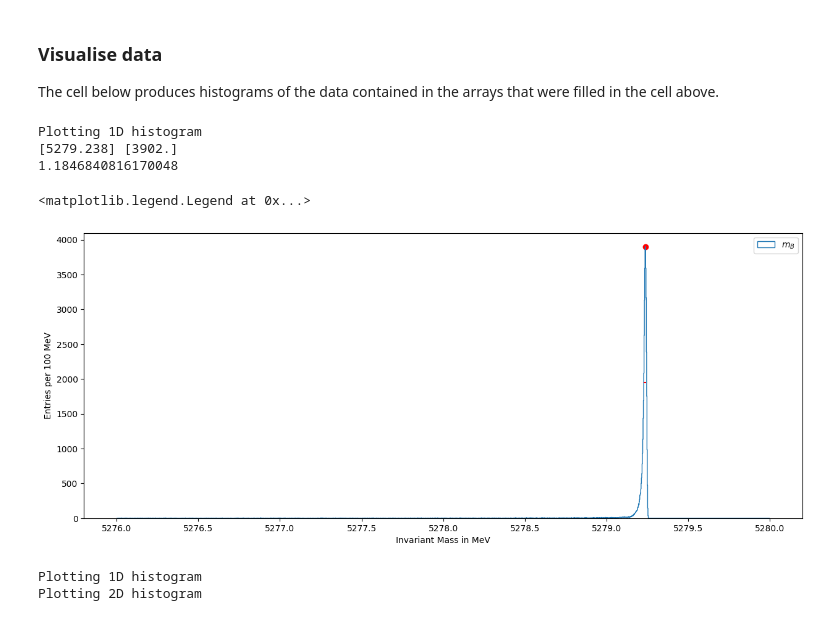
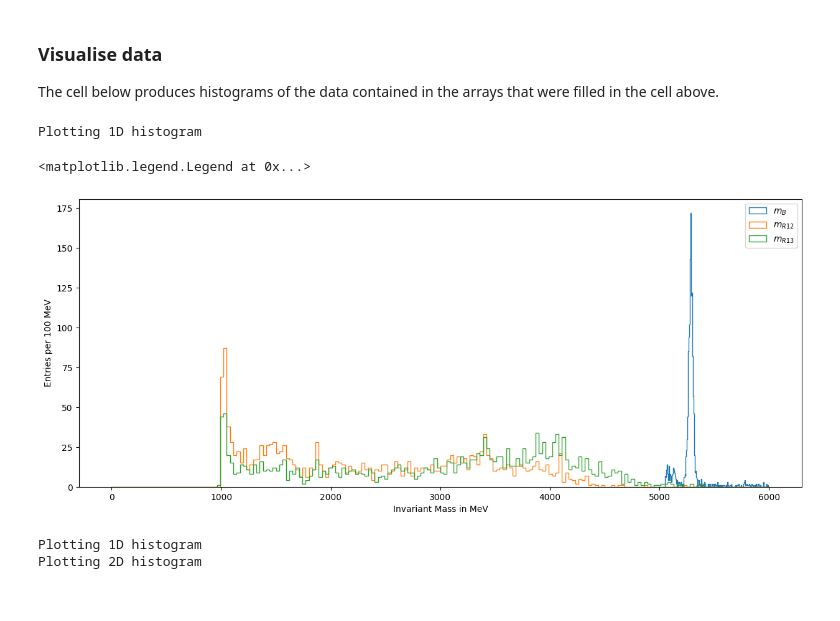
Before and after one commit to damianfrench/MatterAntimatterLab, a Jupyter notebook: Analysis_example.ipynb, the cells around one changed output. Saved outputs shown, nothing was run; the diff lists cells and outputs as text; code cells hidden in the pictures.

Commit message:
mass of neutral particles

```diff
--- a/Analysis_example.ipynb
+++ b/Analysis_example.ipynb
@@ -134,36 +184,36 @@ The cell below produces histograms of the data contained in the arrays that were
 # %%
 # Plot some histograms -- NOTE: this can take several minutes
 
 # This line produces two plots side-by-side.
 # It's still useful just for one plot as you can set the size and get the fig,ax objects
 fig, ax = plt.subplots(nrows=1, ncols=1, figsize=(15, 6))
 fig.subplots_adjust(wspace=0.3) # increase horizontal space between plots
 
 # This plots two 1D-histograms.
 # The color is changed automatically, the styles are set by hand
 # keep hold of the pT histogram data for fitting later
 print('Plotting 1D histogram')
-values_m_B,bins_m_B,patches_m_B = ax.hist(m_B, bins = 2000, range = [5276, 5280],histtype='step',label='$m_{B}$')
-peaks,_=scipy.signal.find_peaks(values_m_B,height=3000)
-widths,width_heights,pos_left,pos_right=scipy.signal.peak_widths(values_m_B,peaks,rel_height=0.5)
-int_pos_right=int(np.floor(pos_right[0]))
-int_pos_left=int(np.floor(pos_left[0]))
-print(bins_m_B[peaks],values_m_B[peaks])
-print((m_B.max()-m_B.min())/2000)
-ax.scatter(bins_m_B[peaks],values_m_B[peaks],color='red')
-ax.hlines(0.5*values_m_B[peaks],bins_m_B[int_pos_left],bins_m_B[int_pos_right],color='red')
+values_m_B,bins_m_B,patches_m_B = ax.hist(m_B_all, bins = 200, range = [5000, 6000],histtype='step',label='$m_{B}$')
+values_m_R12,bins_m_R12,patches_m_R12 = ax.hist(m_R_neutral_1, bins = 200, range = [0, 6000],histtype='step',label='$m_{R12}$')
+values_m_R13,bins_m_R13,patches_m_R13 = ax.hist(m_R_neutral_2, bins = 200, range = [0, 6000],histtype='step',label='$m_{R13}$')
 
+# peaks,_=scipy.signal.find_peaks(values_m_B,height=25)
+# widths,width_heights,pos_left,pos_right=scipy.signal.peak_widths(values_m_B,peaks,rel_height=0.5)
+# int_pos_right=int(np.floor(pos_right[0]))
+# int_pos_left=int(np.floor(pos_left[0]))
+# print(bins_m_B[peaks],values_m_B[peaks])
+# print((m_B.max()-m_B.min())/2000)
+# ax.scatter(bins_m_B[peaks],values_m_B[peaks],color='red')
+# ax.hlines(0.5*values_m_B[peaks],bins_m_B[int_pos_left],bins_m_B[int_pos_right],color='red')
 #ax[0].hist(pZ, bins = 200, range = [0, 100000],histtype='stepfilled',alpha=0.3,label='$p_{z}$')
 ax.set_xlabel('Invariant Mass in MeV')
 ax.set_ylabel('Entries per 100 MeV')
 ax.legend()
 # plt.savefig('B_meson_invariant_mass.png')
 # %% [output]
 Plotting 1D histogram
-[5279.238] [3902.]
-1.1846840816170048
 <matplotlib.legend.Legend at 0x...>
-[figure, old version]
+[figure, new version]
 # %%
 # Plot some histograms -- NOTE: this can take several minutes
 
```
Also changed, not shown: parts of 3 cells of this notebook.
